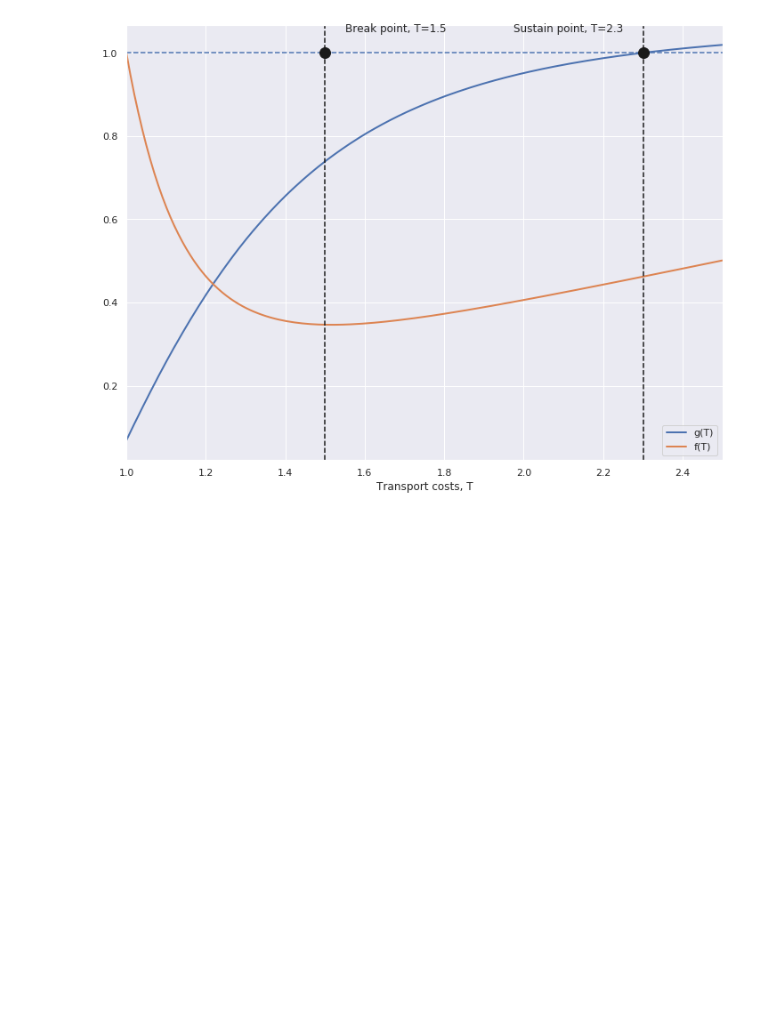
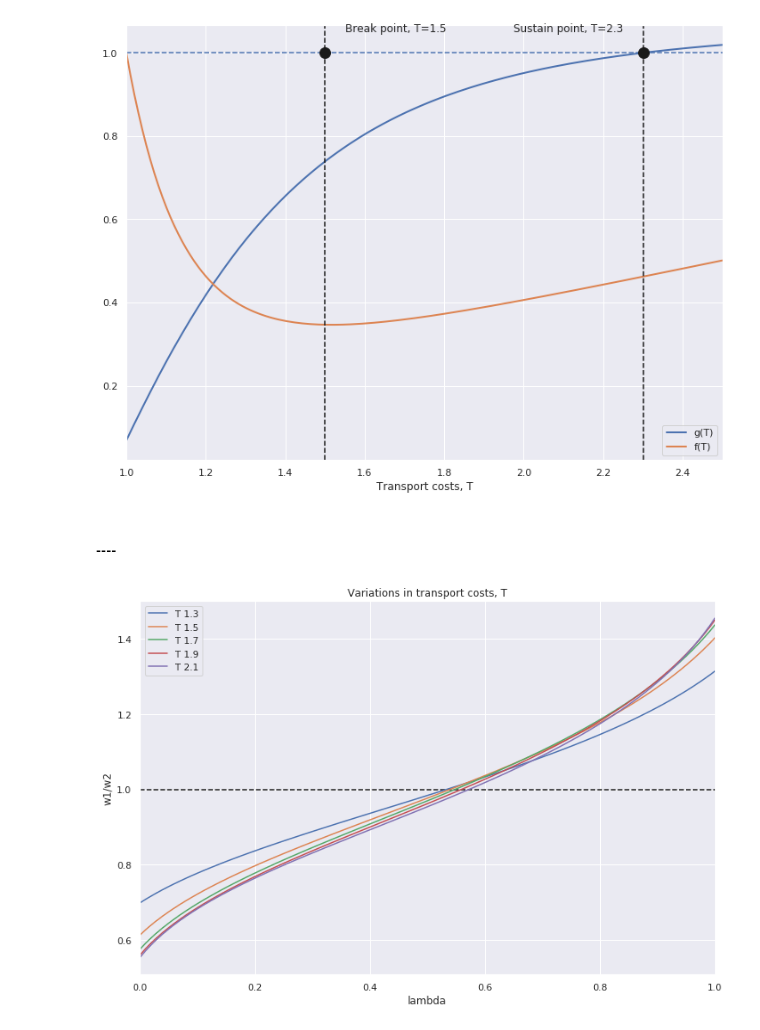
Before and after one commit to NoFishLikeIan/tinbergen, a Jupyter notebook: homework/spatial/Assignment.ipynb, the cells around one changed output. Saved outputs shown, nothing was run; the diff lists cells and outputs as text; code cells hidden in the pictures; blank space fills up the shorter version.

```diff
--- a/homework/spatial/Assignment.ipynb
+++ b/homework/spatial/Assignment.ipynb
@@ -53,3 +53,15 @@ fig, ax = plotting.sustain_break_plot(model,figsize=(12, 9))
 fig.show()
 # %% [output]
 [figure]
+# %% [markdown]
+##### ----
+# %%
+delta = .8
+phi = 0.245
+rho = .8
+eps = 5
+
+model = TwoRegionModel(delta=delta, phi=phi, eps=eps)
+plotting.plot_wage_transport(model)
+# %% [output]
+[figure, added]
```
Also changed, not shown: parts of 1 cell of this notebook.
